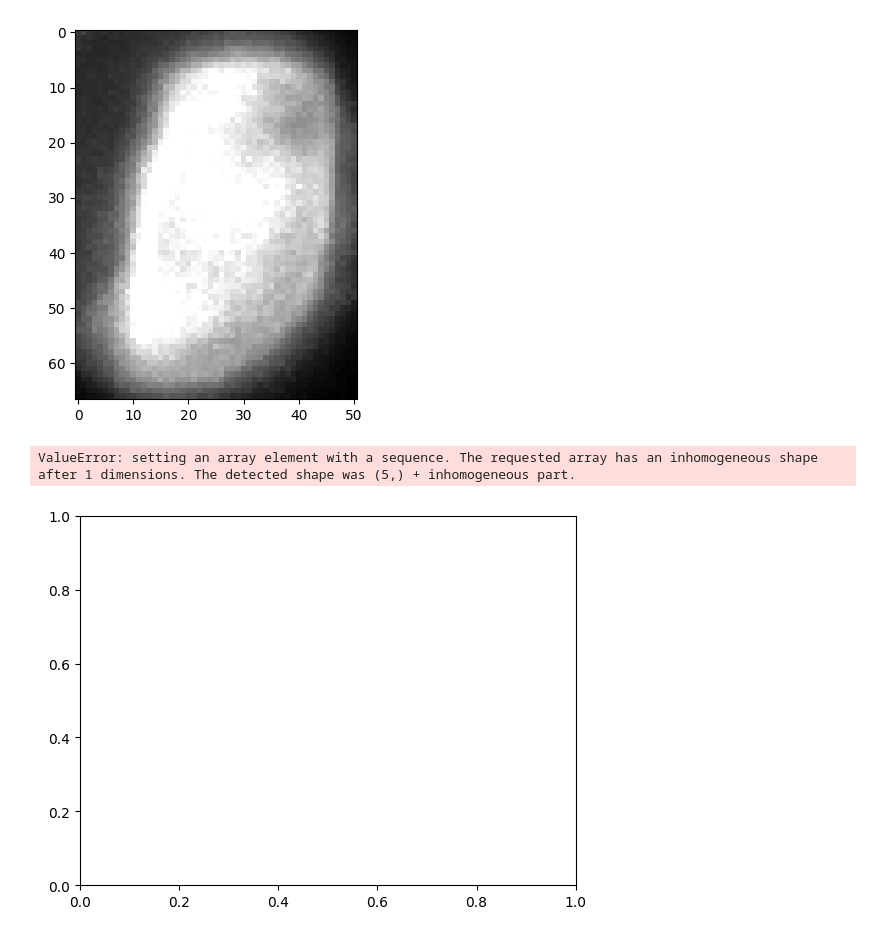
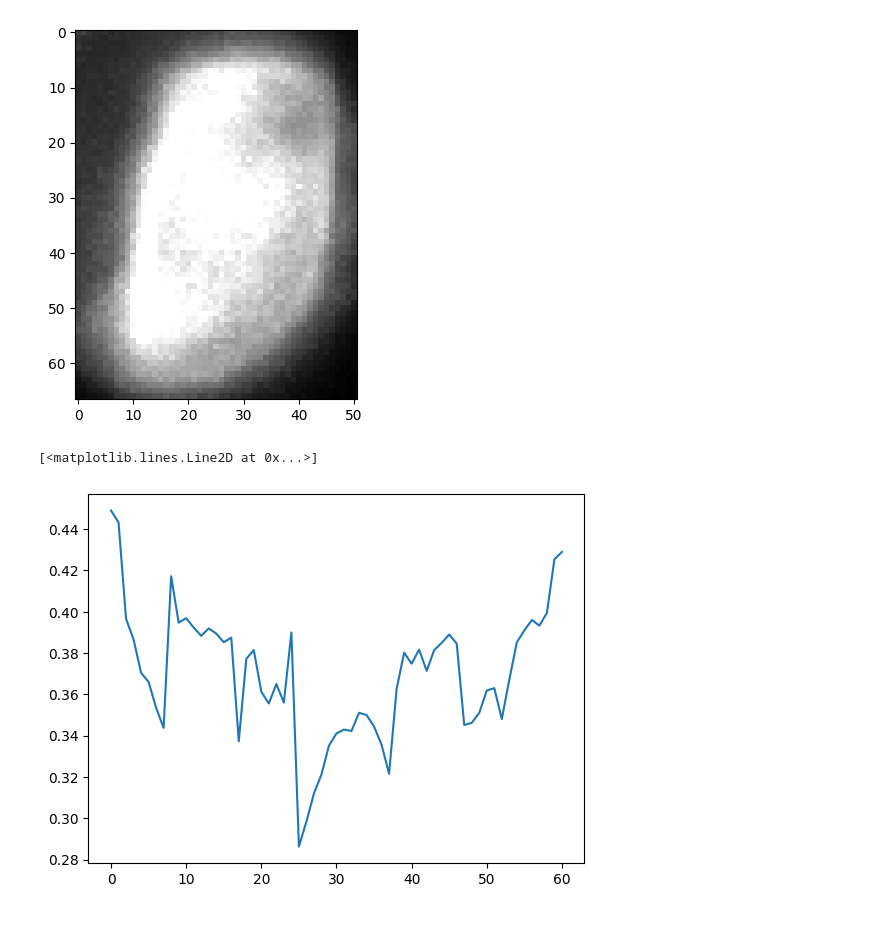
Before and after one commit to SammyAgrawal/ActinMotionPrediction, a Jupyter notebook: torch_datasets/example_use.ipynb, the cells around one changed output. Drawn from its saved outputs; the diff is of its cells as text; code cells hidden in the pictures.

Commit message:
modified notebook with per-cell pixel intensity plot over time

```diff
--- a/torch_datasets/example_use.ipynb
+++ b/torch_datasets/example_use.ipynb
@@ -57,6 +57,7 @@ plt.show()
 # %% [output]
 [figure]
 # %%
-bounding_boxes,cells_per_frame = czi.Transforms2D.bounding_boxes(MIP_video,thresh_calc='first-frames')
+all_bboxes_coords, max_num_cells, num_cells_frames = czi.Transforms2D.bounding_boxes_coords(MIP_video,thresh_calc='first-frames')
+video_slices = czi.Transforms2D.coords_to_bbox_vid(MIP_video, all_bboxes_coords)
 # %%
 plt.figure()
@@ -85,8 +86,8 @@ plt.imshow(bounding_boxes[60][0],cmap='gray')
 [figure]
 [figure]
 [figure]
-# %%
-plt.plot(range(0,5), bounding_boxes[:][0])
-# %% [output]
-ValueError: setting an array element with a sequence. The requested array has an inhomogeneous shape after 1 dimensions. The detected shape was (5,) + inhomogeneous part.
-[figure, removed]
+# %%
+plt.plot(range(len(video_slices)), [np.mean(frame_bound_box[3]) for frame_bound_box in video_slices])
+# %% [output]
+[<matplotlib.lines.Line2D at 0x...>]
+[figure, added]
```
Also changed, not shown: parts of 2 cells of this notebook, 1 other file.
